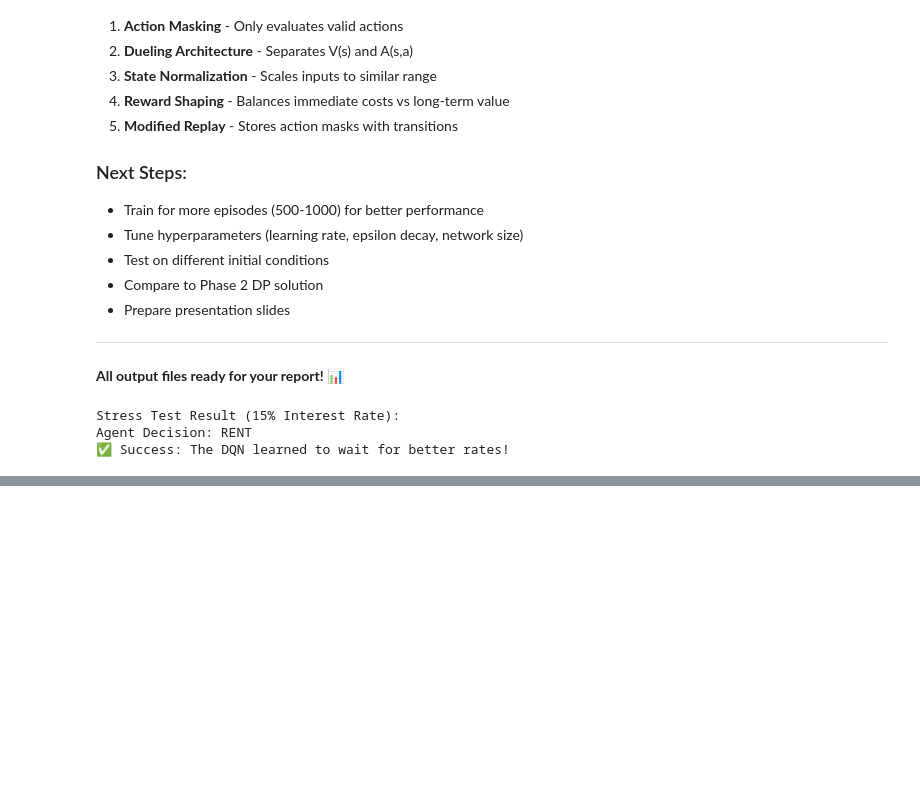
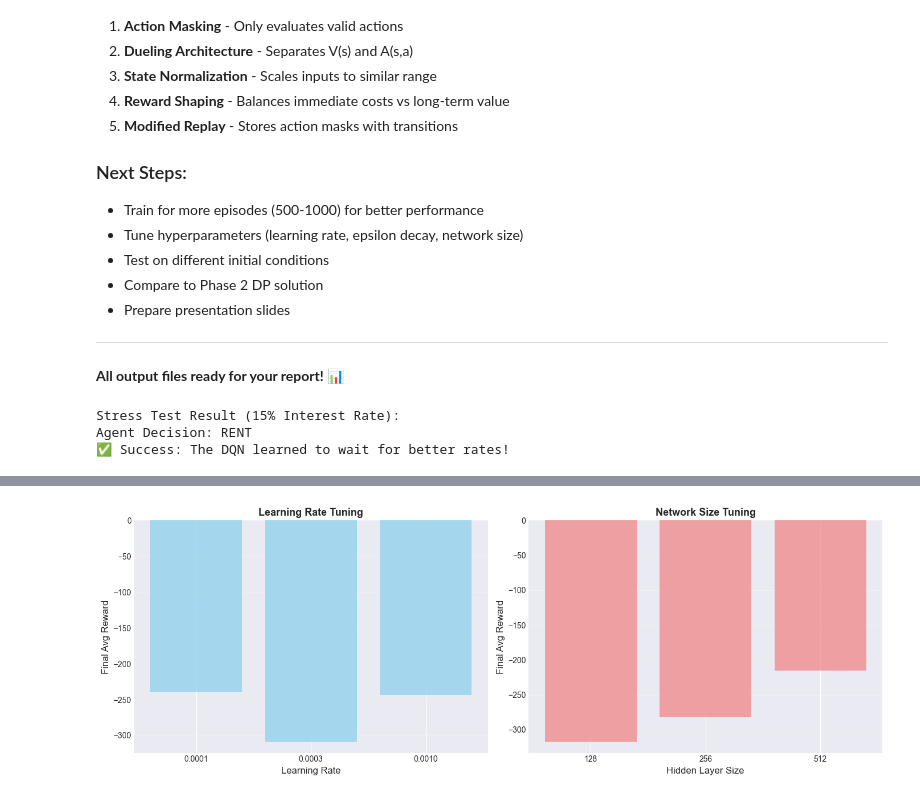
Before and after one commit to yumingh4/CME241, a Jupyter notebook: Project/phase3/phase3_demo.ipynb, the cells around one changed output, grey strips where cells are left out. Saved outputs shown, nothing was run; the diff lists cells and outputs as text; code cells hidden in the pictures; blank space fills up the shorter version.

```diff
--- a/Project/phase3/phase3_demo.ipynb
+++ b/Project/phase3/phase3_demo.ipynb
@@ -806,0 +1036,85 @@ Agent Decision: RENT
+# %%
+# EXPERIMENT 3: Hyperparameter Tuning
+print("\n" + "="*70)
+print("EXPERIMENT 3: Hyperparameter Tuning")
+print("="*70)
+
+# Test different learning rates
+learning_rates = [0.0001, 0.0003, 0.001]
+lr_results = {}
+
+print("\n1. Testing different learning rates...")
+for lr in learning_rates:
+    print(f"\n   Learning rate: {lr}")
+    env_lr = BuyRentEnv()
+    agent_lr = ActionMaskedDQNAgent(learning_rate=lr, epsilon_decay=5000)
+    stats_lr = train_agent(env_lr, agent_lr, n_episodes=50, log_freq=25)
+    lr_results[lr] = np.mean(stats_lr['episode_rewards'][-10:])
+    print(f"   Final 10-ep avg: {lr_results[lr]:.2f}")
+
+# Test different network sizes
+hidden_sizes = [128, 256, 512]
+size_results = {}
+
+print("\n2. Testing different network sizes...")
+for size in hidden_sizes:
+    print(f"\n   Hidden size: {size}")
+    env_size = BuyRentEnv()
+    agent_size = ActionMaskedDQNAgent(
+        state_dim=5,
+        action_dim=4,
+        epsilon_decay=5000
+    )
+    # Manually rebuild network with different size
+    from modified_dqn import DuelingDQN
+    agent_size.policy_net = DuelingDQN(5, 4, size)
+    agent_size.target_net = DuelingDQN(5, 4, size)
+    agent_size.optimizer = torch.optim.Adam(agent_size.policy_net.parameters(), lr=0.0003)
+
+    stats_size = train_agent(env_size, agent_size, n_episodes=50, log_freq=25)
+    size_results[size] = np.mean(stats_size['episode_rewards'][-10:])
+    print(f"   Final 10-ep avg: {size_results[size]:.2f}")
+
+# Plot hyperparameter results
+fig, axes = plt.subplots(1, 2, figsize=(14, 5))
+
+# Learning rate comparison
+axes[0].bar(range(len(learning_rates)),
+            [lr_results[lr] for lr in learning_rates],
+            color='skyblue', alpha=0.7)
+axes[0].set_xticks(range(len(learning_rates)))
+axes[0].set_xticklabels([f"{lr:.4f}" for lr in learning_rates])
+axes[0].set_xlabel('Learning Rate', fontsize=12)
+axes[0].set_ylabel('Final Avg Reward', fontsize=12)
+axes[0].set_title('Learning Rate Tuning', fontsize=13, fontweight='bold')
+axes[0].grid(True, alpha=0.3, axis='y')
+
+# Network size comparison
+axes[1].bar(range(len(hidden_sizes)),
+            [size_results[size] for size in hidden_sizes],
+            color='lightcoral', alpha=0.7)
+axes[1].set_xticks(range(len(hidden_sizes)))
+axes[1].set_xticklabels([str(size) for size in hidden_sizes])
+axes[1].set_xlabel('Hidden Layer Size', fontsize=12)
+axes[1].set_ylabel('Final Avg Reward', fontsize=12)
+axes[1].set_title('Network Size Tuning', fontsize=13, fontweight='bold')
+axes[1].grid(True, alpha=0.3, axis='y')
+
+plt.tight_layout()
+plt.savefig('hyperparameter_tuning.png', dpi=150, bbox_inches='tight')
+plt.show()
+
+# Summary table
+print("\n" + "="*70)
+print("HYPERPARAMETER TUNING SUMMARY")
+print("="*70)
+print("\nLearning Rates:")
+for lr in learning_rates:
+    print(f"  {lr:.4f}: {lr_results[lr]:.2f}")
+print(f"  Best: {max(lr_results, key=lr_results.get):.4f}")
+
+print("\nNetwork Sizes:")
+for size in hidden_sizes:
+    print(f"  {size}: {size_results[size]:.2f}")
+print(f"  Best: {max(size_results, key=size_results.get)}")
+# %% [output]
@@ -806,0 +1138 @@ Agent Decision: RENT
+[figure, added]
```
Also changed, not shown: parts of 11 cells of this notebook, 20 other files.
